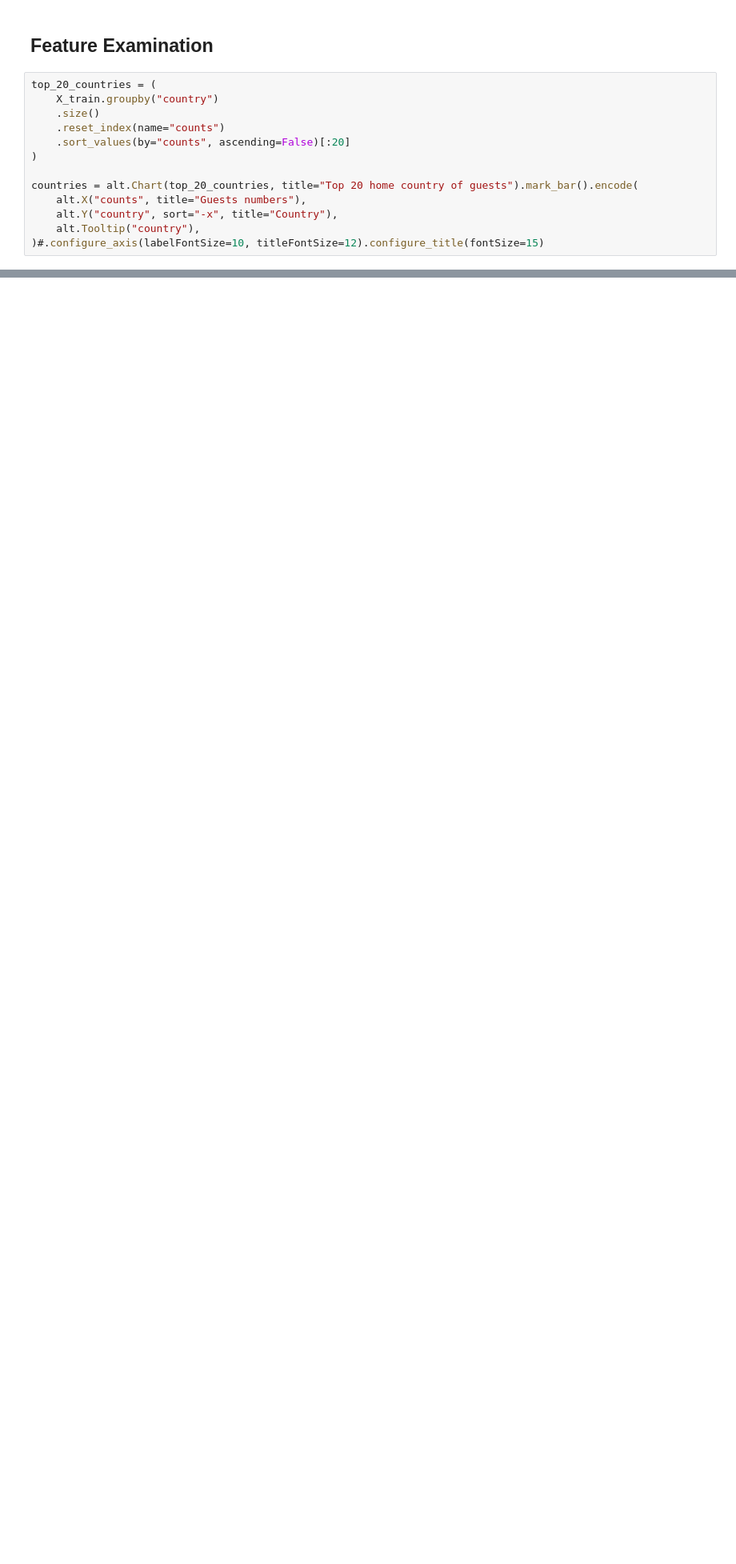
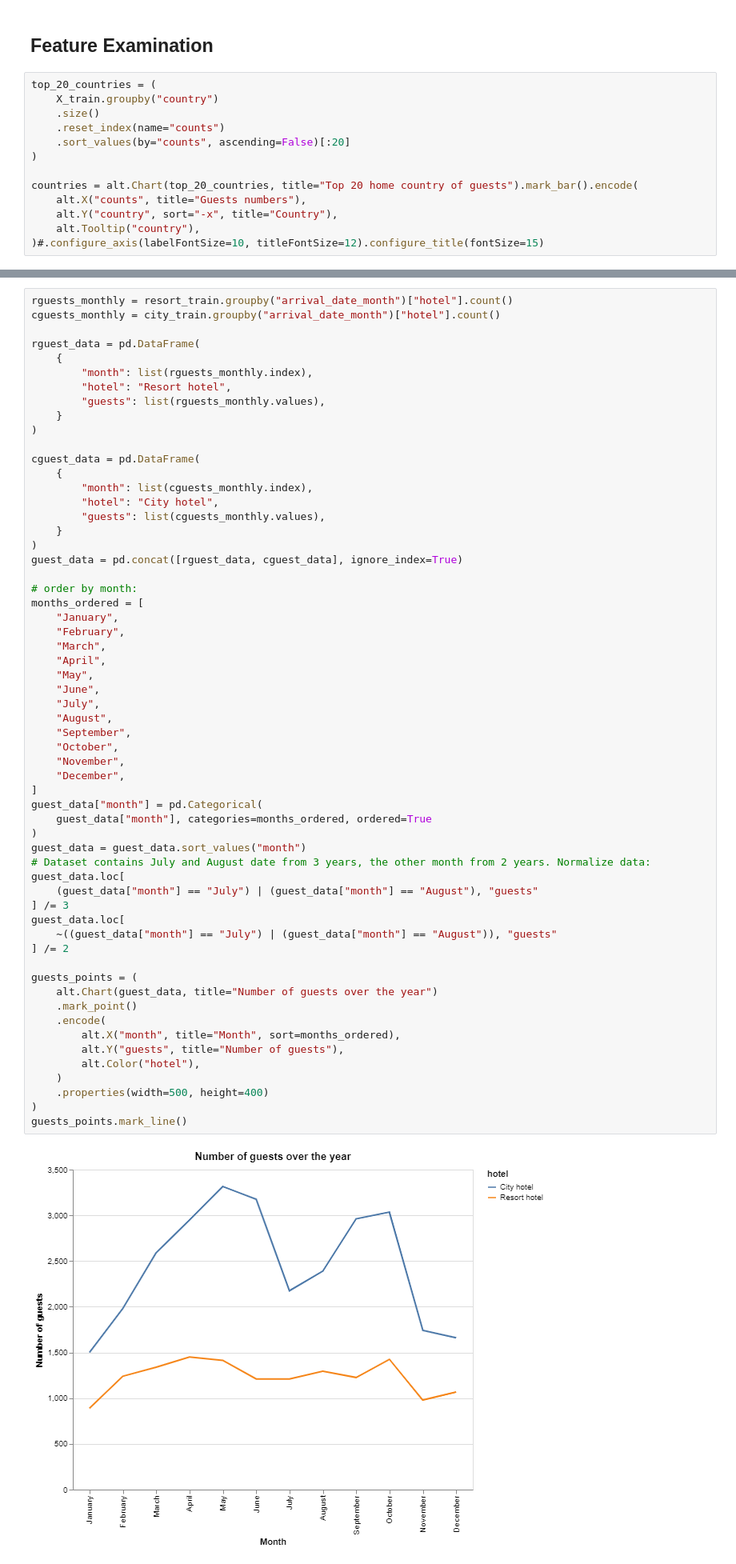
Before and after one commit to elgohr-update/chenzhao2020-dsci-522_group-28, a Jupyter notebook: src/hotels_data_preliminary_analysis_eda.ipynb, the cells around one changed output, grey strips where cells are left out. Shown at 80% size. Saved outputs shown, nothing was run; the diff lists cells and outputs as text; blank space fills up the shorter version.

```diff
--- a/src/hotels_data_preliminary_analysis_eda.ipynb
+++ b/src/hotels_data_preliminary_analysis_eda.ipynb
@@ -301,0 +354,61 @@ We can hypothesize that room price could be a good predictor for a cancellation.
+# %%
+rguests_monthly = resort_train.groupby("arrival_date_month")["hotel"].count()
+cguests_monthly = city_train.groupby("arrival_date_month")["hotel"].count()
+
+rguest_data = pd.DataFrame(
+    {
+        "month": list(rguests_monthly.index),
+        "hotel": "Resort hotel",
+        "guests": list(rguests_monthly.values),
+    }
+)
+
+cguest_data = pd.DataFrame(
+    {
+        "month": list(cguests_monthly.index),
+        "hotel": "City hotel",
+        "guests": list(cguests_monthly.values),
+    }
+)
+guest_data = pd.concat([rguest_data, cguest_data], ignore_index=True)
+
+# order by month:
+months_ordered = [
+    "January",
+    "February",
+    "March",
+    "April",
+    "May",
+    "June",
+    "July",
+    "August",
+    "September",
+    "October",
+    "November",
+    "December",
+]
+guest_data["month"] = pd.Categorical(
+    guest_data["month"], categories=months_ordered, ordered=True
+)
+guest_data = guest_data.sort_values("month")
+# Dataset contains July and August date from 3 years, the other month from 2 years. Normalize data:
+guest_data.loc[
+    (guest_data["month"] == "July") | (guest_data["month"] == "August"), "guests"
+] /= 3
+guest_data.loc[
+    ~((guest_data["month"] == "July") | (guest_data["month"] == "August")), "guests"
+] /= 2
+
+guests_points = (
+    alt.Chart(guest_data, title="Number of guests over the year")
+    .mark_point()
+    .encode(
+        alt.X("month", title="Month", sort=months_ordered),
+        alt.Y("guests", title="Number of guests"),
+        alt.Color("hotel"),
+    )
+    .properties(width=500, height=400)
+)
+guests_points.mark_line()
+# %% [output]
+[figure, added]
```
Also changed, not shown: parts of 8 cells of this notebook, 1 other file.
